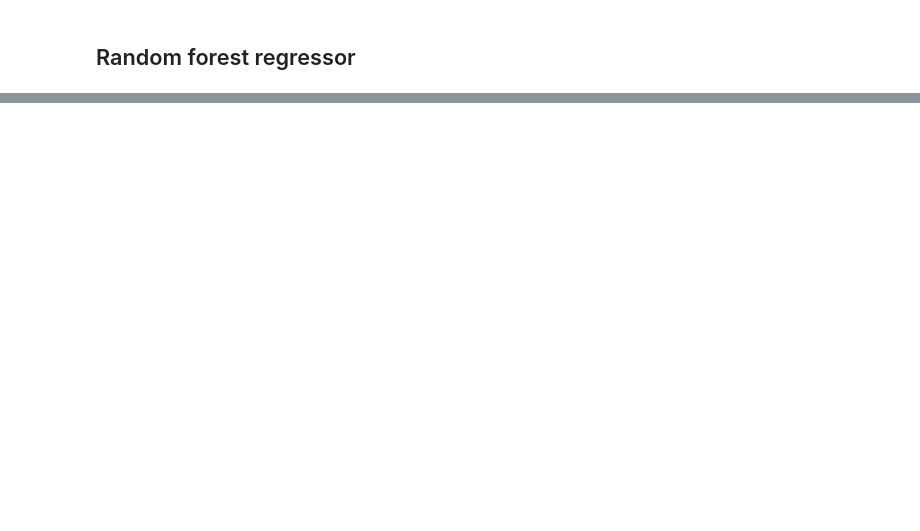
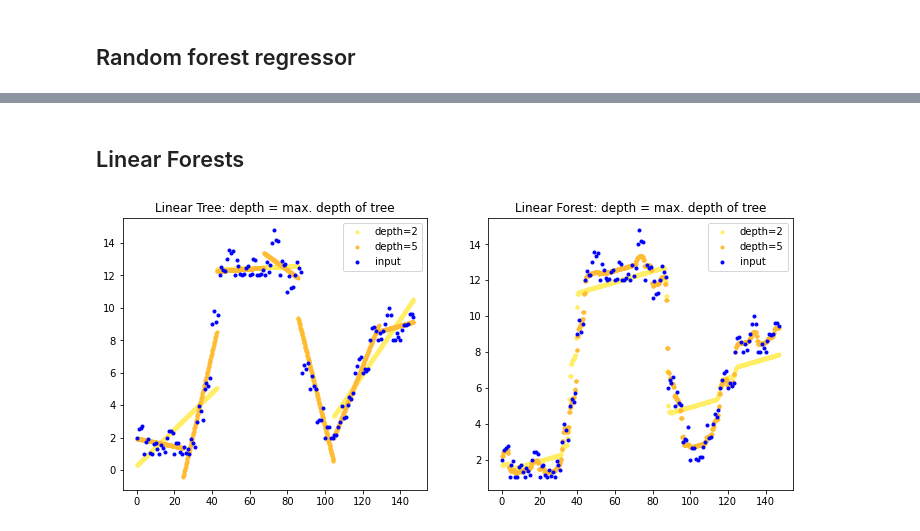
Before and after one commit to goto40/woodland, a Jupyter notebook: woodland_book/regression_trees.ipynb, the cells around one changed output, grey strips where cells are left out. Cells and saved outputs as stored; diff of their text form; code cells hidden in the pictures; blank space fills up the shorter version.

```diff
--- a/woodland_book/regression_trees.ipynb
+++ b/woodland_book/regression_trees.ipynb
@@ -121,0 +159,31 @@ tree with depth=5: node count=35
+# %% [markdown]
+## Linear Forests
+# %%
+from lineartree import LinearForestRegressor
+from sklearn.linear_model import LinearRegression
+
+lforest_1 = LinearForestRegressor(max_depth=d[0], base_estimator=LinearRegression())
+lforest_2 = LinearForestRegressor(max_depth=d[1], base_estimator=LinearRegression())
+
+lforest_1.fit(X, y)
+lforest_2.fit(X, y)
+
+lfy_1 = lforest_1.predict(X_test)
+lfy_2 = lforest_2.predict(X_test)
+
+figure(figsize=[12,5])
+subplot(1,2,1)
+title("Linear Tree: depth = max. depth of tree")
+plot(X_test,ly_1,'.', color='#ffee66', label=f"depth={d[0]}");
+plot(X_test,ly_2,'.', color='#ffbb33', label=f"depth={d[1]}");
+plot(x,y,'b.', label='input')
+legend();
+
+subplot(1,2,2)
+title("Linear Forest: depth = max. depth of tree")
+plot(X_test,lfy_1,'.', color='#ffee66', label=f"depth={d[0]}");
+plot(X_test,lfy_2,'.', color='#ffbb33', label=f"depth={d[1]}");
+plot(x,y,'b.', label='input')
+legend();
+# %% [output]
+[figure, added]
```
Also changed, not shown: parts of 6 cells of this notebook.
